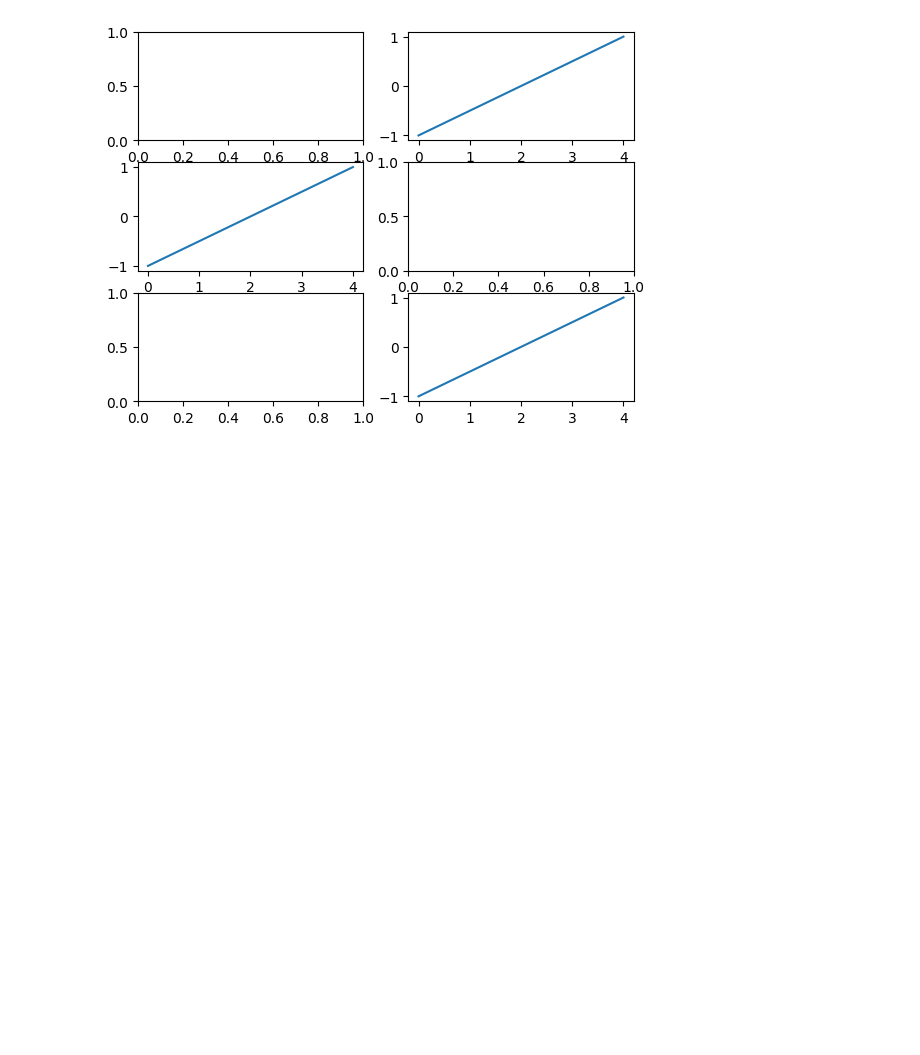
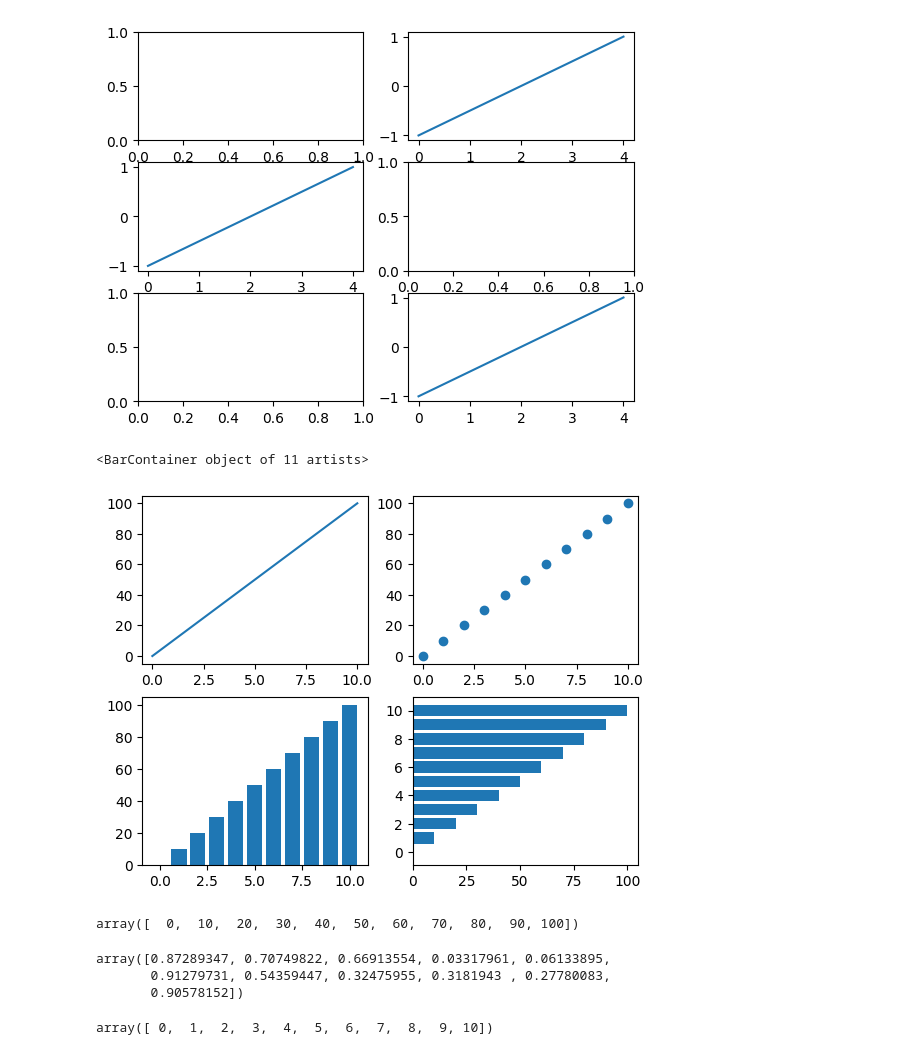
Before and after one commit to bytesbyt/ds_data_visualisation, a Jupyter notebook: data_vis_playground.ipynb, the cells around one changed output. Cells and saved outputs as stored; diff of their text form; code cells hidden in the pictures; blank space fills up the shorter version.

```diff
--- a/data_vis_playground.ipynb
+++ b/data_vis_playground.ipynb
@@ -36,3 +36,30 @@ ax2[2,1].plot(x,y)
 # %% [output]
 [<matplotlib.lines.Line2D at 0x...>]
 [figure]
+# %%
+# basic plotting
+y1 = np.arange(0,110,10)
+y2 = np.random.random(11)
+x1 = np.arange(11)
+fig, ax = plt.subplots(2,2)
+ax[0,0].plot(x1,y1)
+ax[0,1].scatter(x1,y1)
+ax[1,0].bar(x1,y1)
+ax[1,1].barh(x1,y1)
+# %% [output]
+<BarContainer object of 11 artists>
+[figure, added]
+# %%
+y1
+# %% [output]
+array([  0,  10,  20,  30,  40,  50,  60,  70,  80,  90, 100])
+# %%
+y2
+# %% [output]
+array([0.87289347, 0.70749822, 0.66913554, 0.03317961, 0.06133895,
+       0.91279731, 0.54359447, 0.32475955, 0.3181943 , 0.27780083,
+       0.90578152])
+# %%
+x1
+# %% [output]
+array([ 0,  1,  2,  3,  4,  5,  6,  7,  8,  9, 10])
```
Also changed, not shown: parts of 1 cell of this notebook.
